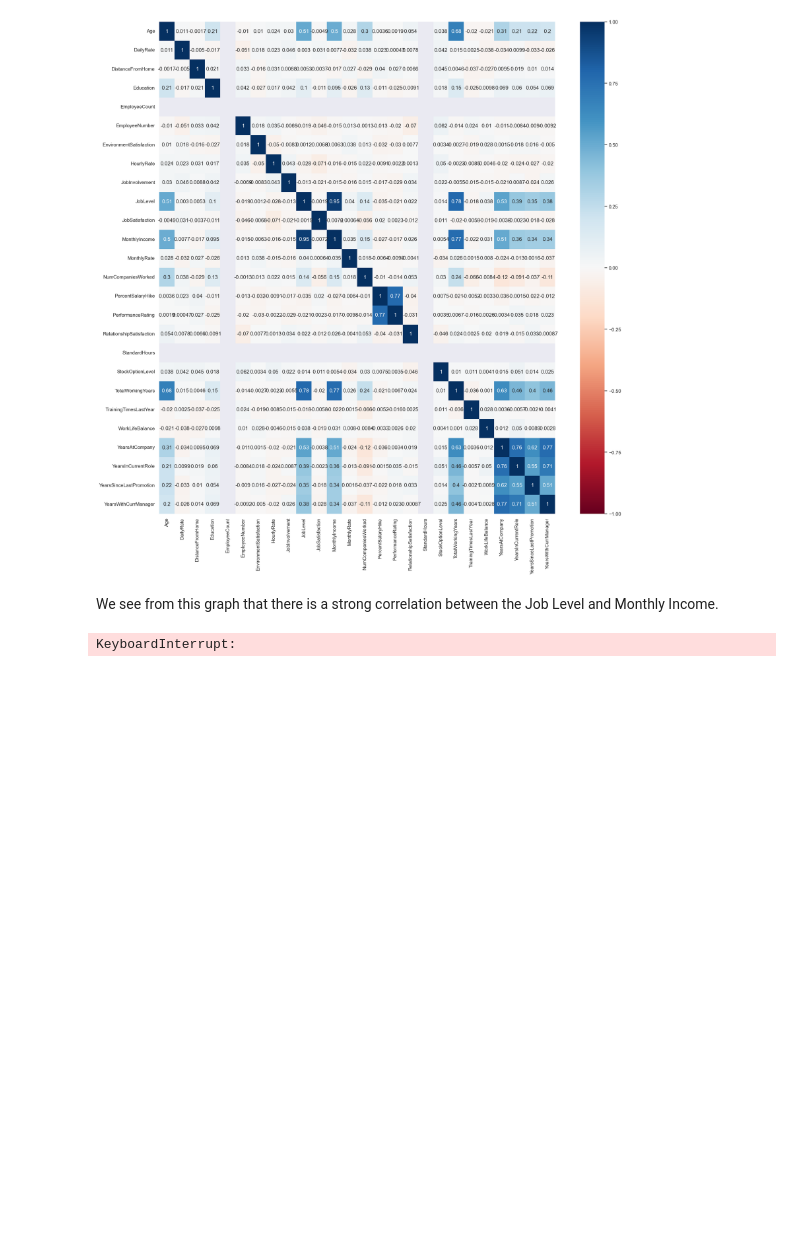
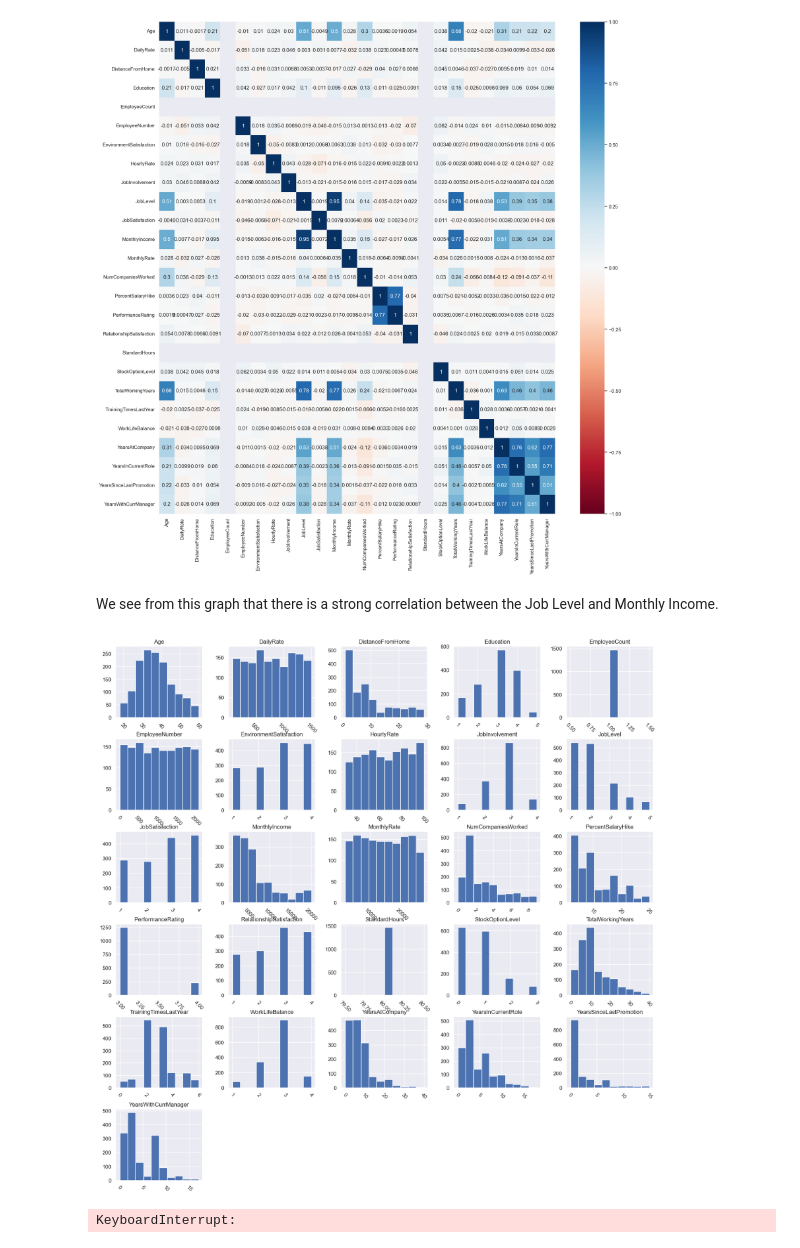
Before and after one commit to Imokut/SVM, a Jupyter notebook: main.ipynb, the cells around one changed output. Cells and saved outputs as stored; diff of their text form; code cells hidden in the pictures; blank space fills up the shorter version.

```diff
--- a/main.ipynb
+++ b/main.ipynb
@@ -206,6 +206,11 @@ sns.heatmap(df.corr(), vmax=1, vmin=-1, cmap='RdBu', annot=True)
 [figure]
 # %% [markdown]
 We see from this graph that there is a strong correlation between the Job Level and Monthly Income.
+# %%
+df.hist(figsize=(20, 20), xrot=-45)
+plt.show()
+# %% [output]
+[figure, added]
 # %%
 plt.figure(figsize=(20, 20))
 sns.pairplot(df, hue='Attrition')
```
Also changed, not shown: parts of 7 cells of this notebook, 1 other file.
